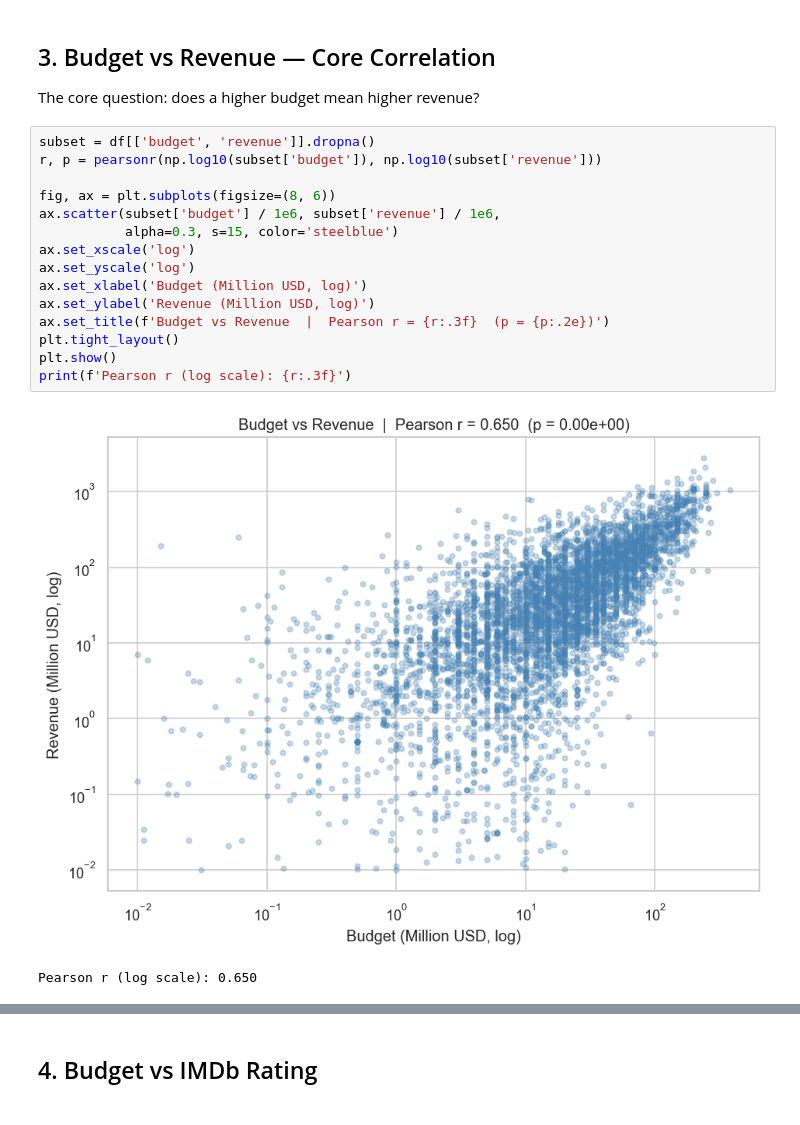
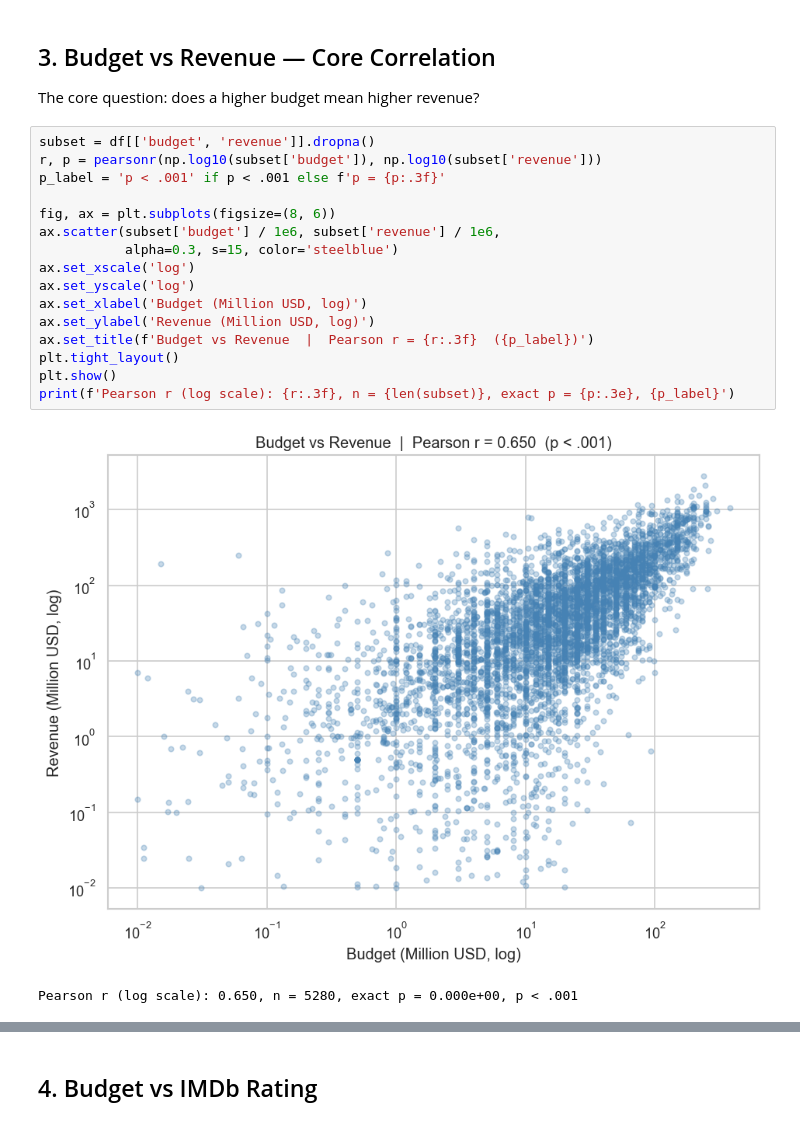
Before and after one commit to hadikrkc/Data-Avengers-DA-60, a Jupyter notebook: Source/notebooks/03_eda.ipynb, the cells around one changed output, grey strips where cells are left out. Saved outputs shown, nothing was run; the diff lists cells and outputs as text.

```diff
--- a/Source/notebooks/03_eda.ipynb
+++ b/Source/notebooks/03_eda.ipynb
@@ -72,19 +72,20 @@ The core question: does a higher budget mean higher revenue?
 # %%
 subset = df[['budget', 'revenue']].dropna()
 r, p = pearsonr(np.log10(subset['budget']), np.log10(subset['revenue']))
+p_label = 'p < .001' if p < .001 else f'p = {p:.3f}'
 
 fig, ax = plt.subplots(figsize=(8, 6))
 ax.scatter(subset['budget'] / 1e6, subset['revenue'] / 1e6,
            alpha=0.3, s=15, color='steelblue')
 ax.set_xscale('log')
 ax.set_yscale('log')
 ax.set_xlabel('Budget (Million USD, log)')
 ax.set_ylabel('Revenue (Million USD, log)')
-ax.set_title(f'Budget vs Revenue  |  Pearson r = {r:.3f}  (p = {p:.2e})')
+ax.set_title(f'Budget vs Revenue  |  Pearson r = {r:.3f}  ({p_label})')
 plt.tight_layout()
 plt.show()
-print(f'Pearson r (log scale): {r:.3f}')
+print(f'Pearson r (log scale): {r:.3f}, n = {len(subset)}, exact p = {p:.3e}, {p_label}')
 # %% [output]
-[figure, old version]
+[figure, new version]
-Pearson r (log scale): 0.650
+Pearson r (log scale): 0.650, n = 5280, exact p = 0.000e+00, p < .001
 # %% [markdown]
```
Also changed, not shown: parts of 5 cells of this notebook, 7 other files.
